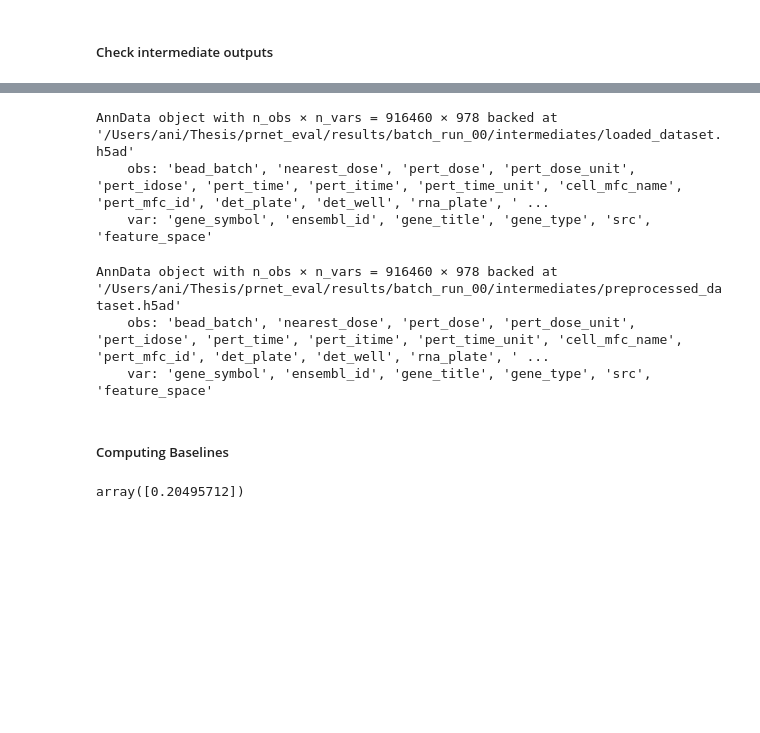
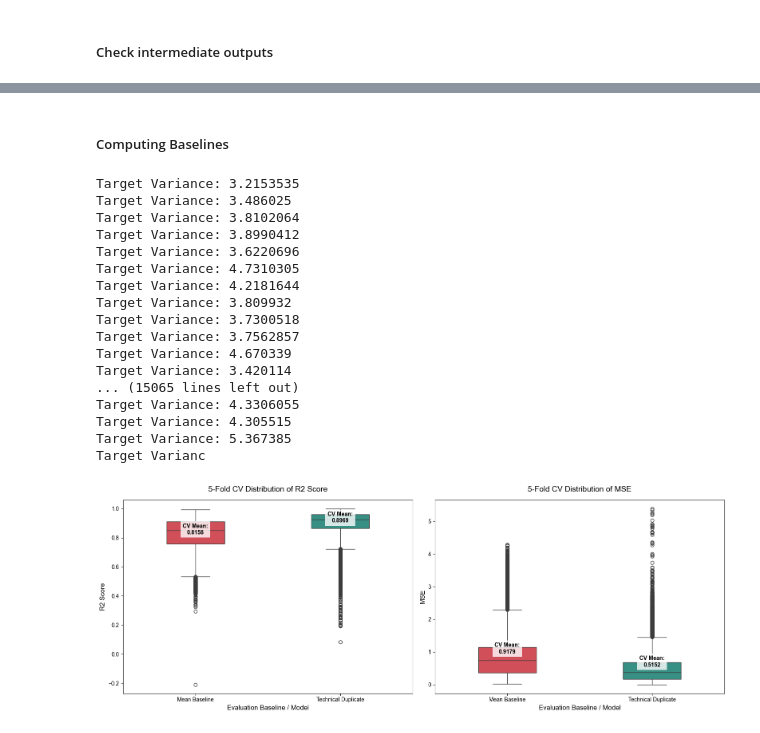
Before and after one commit to animichellegalstyan/prnet_eval, a Jupyter notebook: preprocessing_notebook.ipynb, the cells around one changed output, grey strips where cells are left out. Cells and saved outputs as stored; diff of their text form; code cells hidden in the pictures; blank space fills up the shorter version.

Commit message:
Changed mean baseline to be cell-line specific. Added plotting function for simple baselines.

```diff
--- a/preprocessing_notebook.ipynb
+++ b/preprocessing_notebook.ipynb
@@ -453,0 +366,2 @@ fold_distributions
+# %%
+adata = split_folds(adata_train=lincs_adata_cp, Split_Settings= ["canonical_smiles"], verbose=True)
@@ -564,25 +417,65 @@ preprocessed_inst_metadata
-# %%
-file_path = "/Users/ani/Thesis/prnet_eval/results/batch_run_00/intermediates/loaded_dataset.h5ad"
-adata = sc.read_h5ad(file_path, backed="r")
-adata
-# %% [output]
-AnnData object with n_obs × n_vars = 916460 × 978 backed at '/Users/ani/Thesis/prnet_eval/results/batch_run_00/intermediates/loaded_dataset.h5ad'
-    obs: 'bead_batch', 'nearest_dose', 'pert_dose', 'pert_dose_unit', 'pert_idose', 'pert_time', 'pert_itime', 'pert_time_unit', 'cell_mfc_name', 'pert_mfc_id', 'det_plate', 'det_well', 'rna_plate', ' ...
-    var: 'gene_symbol', 'ensembl_id', 'gene_title', 'gene_type', 'src', 'feature_space'
 # %%
-file_path = "/Users/ani/Thesis/prnet_eval/results/batch_run_00/intermediates/preprocessed_dataset.h5ad"
-adata = sc.read_h5ad(file_path, backed="r")
-adata
+#file_path = "/Users/ani/Thesis/prnet_eval/results/batch_run_00/intermediates/preprocessed_dataset.h5ad"
+#adata = sc.read_h5ad(file_path, backed="r")
+#adata
-# %% [output]
-AnnData object with n_obs × n_vars = 916460 × 978 backed at '/Users/ani/Thesis/prnet_eval/results/batch_run_00/intermediates/preprocessed_dataset.h5ad'
-    obs: 'bead_batch', 'nearest_dose', 'pert_dose', 'pert_dose_unit', 'pert_idose', 'pert_time', 'pert_itime', 'pert_time_unit', 'cell_mfc_name', 'pert_mfc_id', 'det_plate', 'det_well', 'rna_plate', ' ...
-    var: 'gene_symbol', 'ensembl_id', 'gene_title', 'gene_type', 'src', 'feature_space'
 # %% [markdown]
 ##### Computing Baselines
 # %%
-# control baseline
+# 1. Initialize a single master list to hold all fold results
+cv_results = []
 
-ctl_baseline_model = control_baseline(adata)
-ctl_baseline_model
+for i in range(5):
+    # Set the exact column name used for this fold's split
+    split_col = f"canonical_smiles_split_{i}"
+
+    # 2. Correctly isolate Train and Test subsets for this fold
+    adata_train = adata[adata.obs[split_col] == "train"].copy()
+    adata_test  = adata[adata.obs[split_col] == "test"].copy()
+
+    # 3. Extract the clean unique list of test compounds for this fold
+    test_compounds_list = list(adata_test.obs["pert_id"].unique())
+
+    # 4. Compute the Mean Baseline matrix using ONLY TRAINING data
+    # (Using the function name we wrote earlier to avoid name-shadowing)
+    baseline_matrix_fold = mean_baseline(
+        adata_train=adata_train
+    )
+
+    # 5. Compute technical duplicate and ground truth profiles on the test split
+    technical_duplicate, ground_truth = compute_technical_duplicate(
+        adata,
+        split_col,  # Fixed the missing underscore typo here
+        mode="test"
+    )
+
+    # 6. Save everything neatly structured into a dictionary for this fold
+    cv_results.append({
+        "fold_index": i,
+        "baseline_df": baseline_matrix_fold,
+        "adata_test": adata_test,
+        "gt_profiles": ground_truth,
+        "td_profiles": technical_duplicate,
+        "model_td_profiles": None  # When your ML model is ready, put its prediction dict here!
+    })
+
+# --- 7. Call the visualization function ---
+plot_performance(cv_results)
 # %% [output]
-array([0.20495712])
+Target Variance: 3.2153535
+Target Variance: 3.486025
+Target Variance: 3.8102064
+Target Variance: 3.8990412
+Target Variance: 3.6220696
+Target Variance: 4.7310305
+Target Variance: 4.2181644
+Target Variance: 3.809932
+Target Variance: 3.7300518
+Target Variance: 3.7562857
+Target Variance: 4.670339
+Target Variance: 3.420114
+... (15065 lines left out)
+Target Variance: 4.3306055
+Target Variance: 4.305515
+Target Variance: 5.367385
+Target Varianc
+[figure, added]
```
Also changed, not shown: parts of 15 cells of this notebook, 1 other file.
